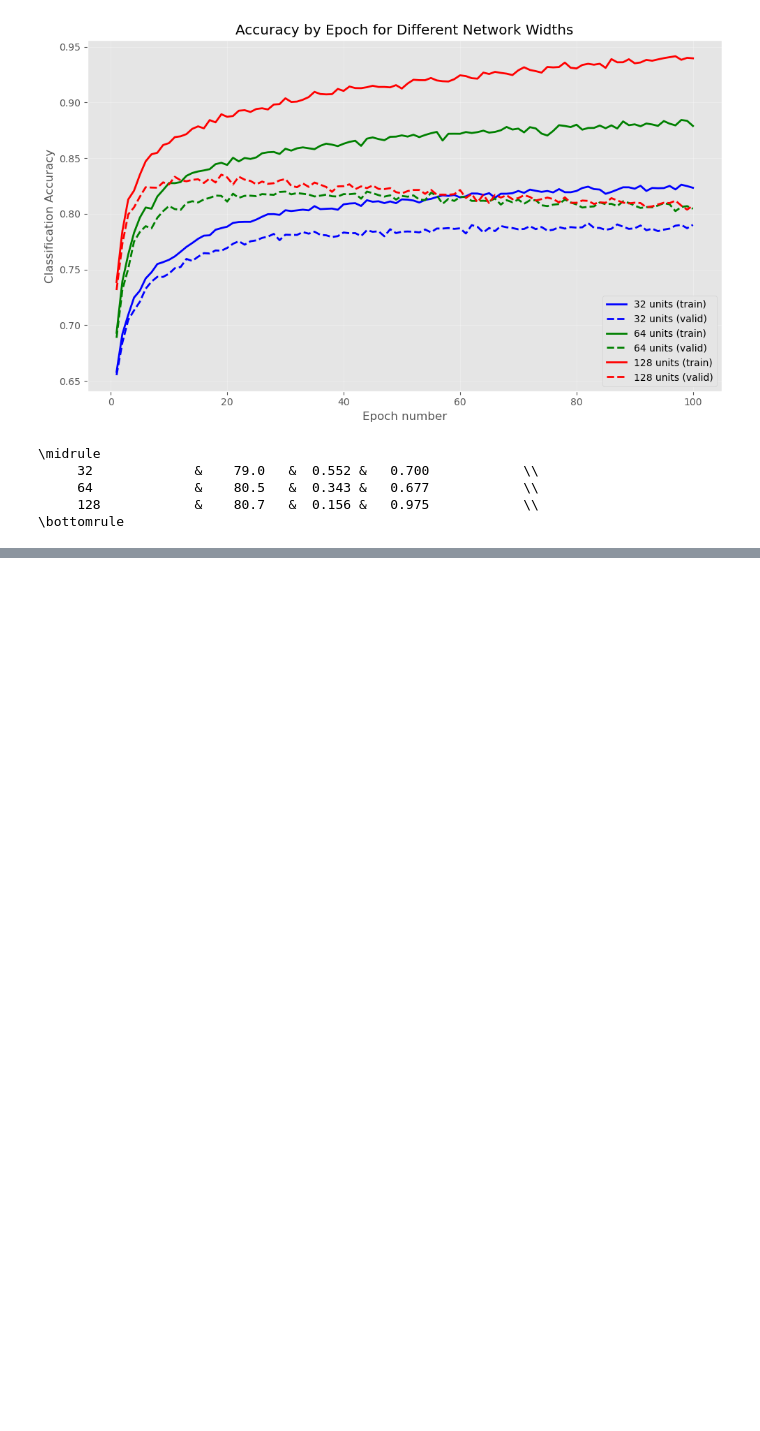
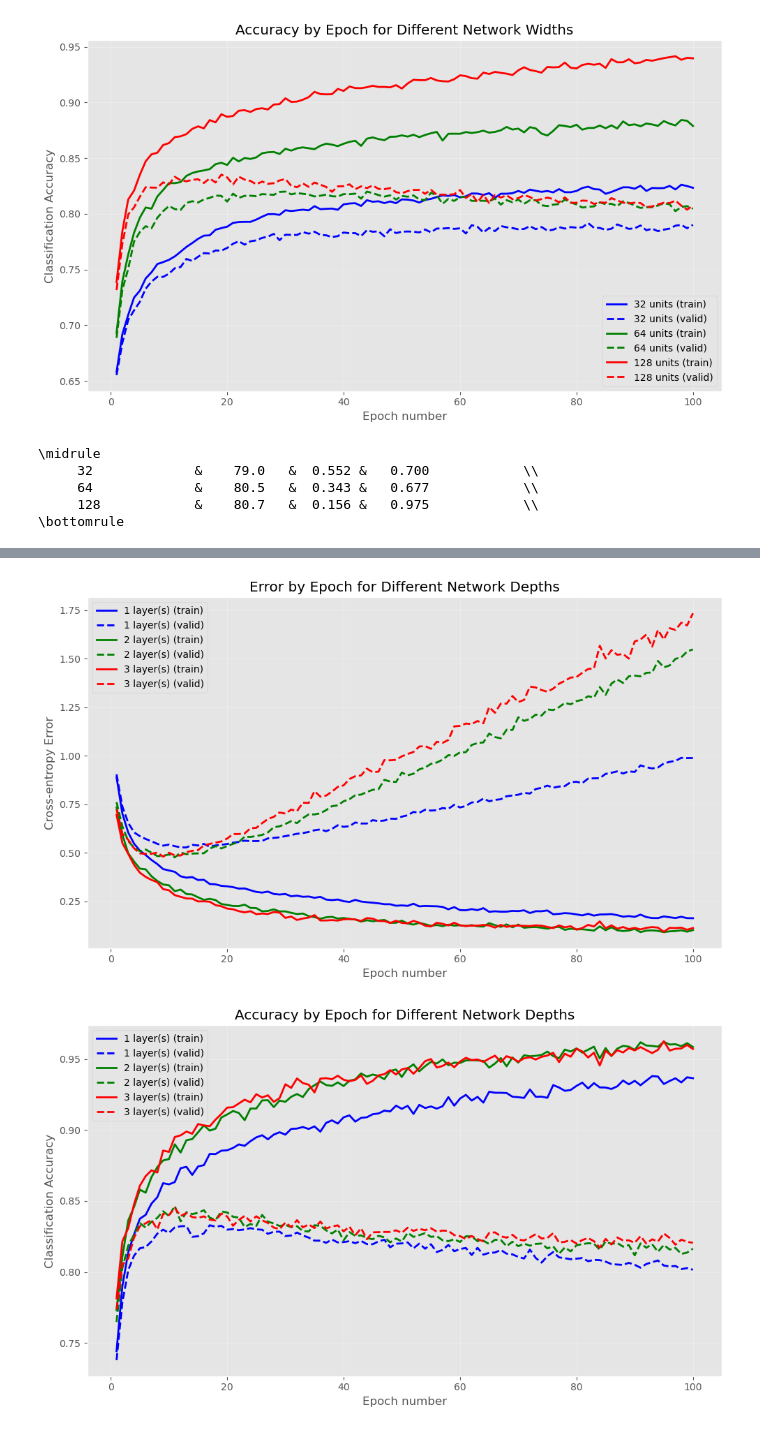
Before and after one commit to Xiaoge-Shen/mlpractical, a Jupyter notebook: notebooks/Coursework_1.ipynb, the cells around one changed output, grey strips where cells are left out. Drawn from its saved outputs; the diff is of its cells as text; code cells hidden in the pictures; blank space fills up the shorter version.

```diff
--- a/notebooks/Coursework_1.ipynb
+++ b/notebooks/Coursework_1.ipynb
@@ -393,0 +488,67 @@ print("\\bottomrule")
+# %%
+# Create Figure 3 - Depth comparison plots
+
+# Define colors for different depths
+colors = {1: 'blue', 2: 'green', 3: 'red'}
+epochs = np.arange(1, all_stats_depth[1].shape[0]) * stats_interval
+
+# Create error curves (Figure 3b)
+fig_error = plt.figure(figsize=(10, 6))
+ax_error = fig_error.add_subplot(111)
+
+for num_layers in num_layers_list:
+    stats = all_stats_depth[num_layers]
+    keys = all_keys_depth[num_layers]
+    color = colors[num_layers]
+
+    # Plot training error (solid line)
+    ax_error.plot(epochs, stats[1:, keys['error(train)']],
+                  color=color, linestyle='-', linewidth=2,
+                  label=f'{num_layers} layer(s) (train)')
+
+    # Plot validation error (dashed line)
+    ax_error.plot(epochs, stats[1:, keys['error(valid)']],
+                  color=color, linestyle='--', linewidth=2,
+                  label=f'{num_layers} layer(s) (valid)')
+
+ax_error.set_xlabel('Epoch number', fontsize=12)
+ax_error.set_ylabel('Cross-entropy Error', fontsize=12)
+ax_error.legend(loc='best', fontsize=10)
+ax_error.set_title('Error by Epoch for Different Network Depths')
+ax_error.grid(True, alpha=0.3)
+plt.tight_layout()
+plt.savefig('/Users/huez/mlpractical/report/figures/empty_error_curve_depth.png',
+            dpi=300, bbox_inches='tight')
+plt.show()
+
+# Create accuracy curves (Figure 3a)
+fig_acc = plt.figure(figsize=(10, 6))
+ax_acc = fig_acc.add_subplot(111)
+
+for num_layers in num_layers_list:
+    stats = all_stats_depth[num_layers]
+    keys = all_keys_depth[num_layers]
+    color = colors[num_layers]
+
+    # Plot training accuracy (solid line)
+    ax_acc.plot(epochs, stats[1:, keys['acc(train)']],
+                color=color, linestyle='-', linewidth=2,
+                label=f'{num_layers} layer(s) (train)')
+
+    # Plot validation accuracy (dashed line)
+    ax_acc.plot(epochs, stats[1:, keys['acc(valid)']],
+                color=color, linestyle='--', linewidth=2,
+                label=f'{num_layers} layer(s) (valid)')
+
+ax_acc.set_xlabel('Epoch number', fontsize=12)
+ax_acc.set_ylabel('Classification Accuracy', fontsize=12)
+ax_acc.legend(loc='best', fontsize=10)
+ax_acc.set_title('Accuracy by Epoch for Different Network Depths')
+ax_acc.grid(True, alpha=0.3)
+plt.tight_layout()
+plt.savefig('/Users/huez/mlpractical/report/figures/empty_acc_curve_depth.png',
+            dpi=300, bbox_inches='tight')
+plt.show()
+# %% [output]
+[figure, added]
+[figure, added]
```
Also changed, not shown: parts of 14 cells of this notebook, 12 other files.
